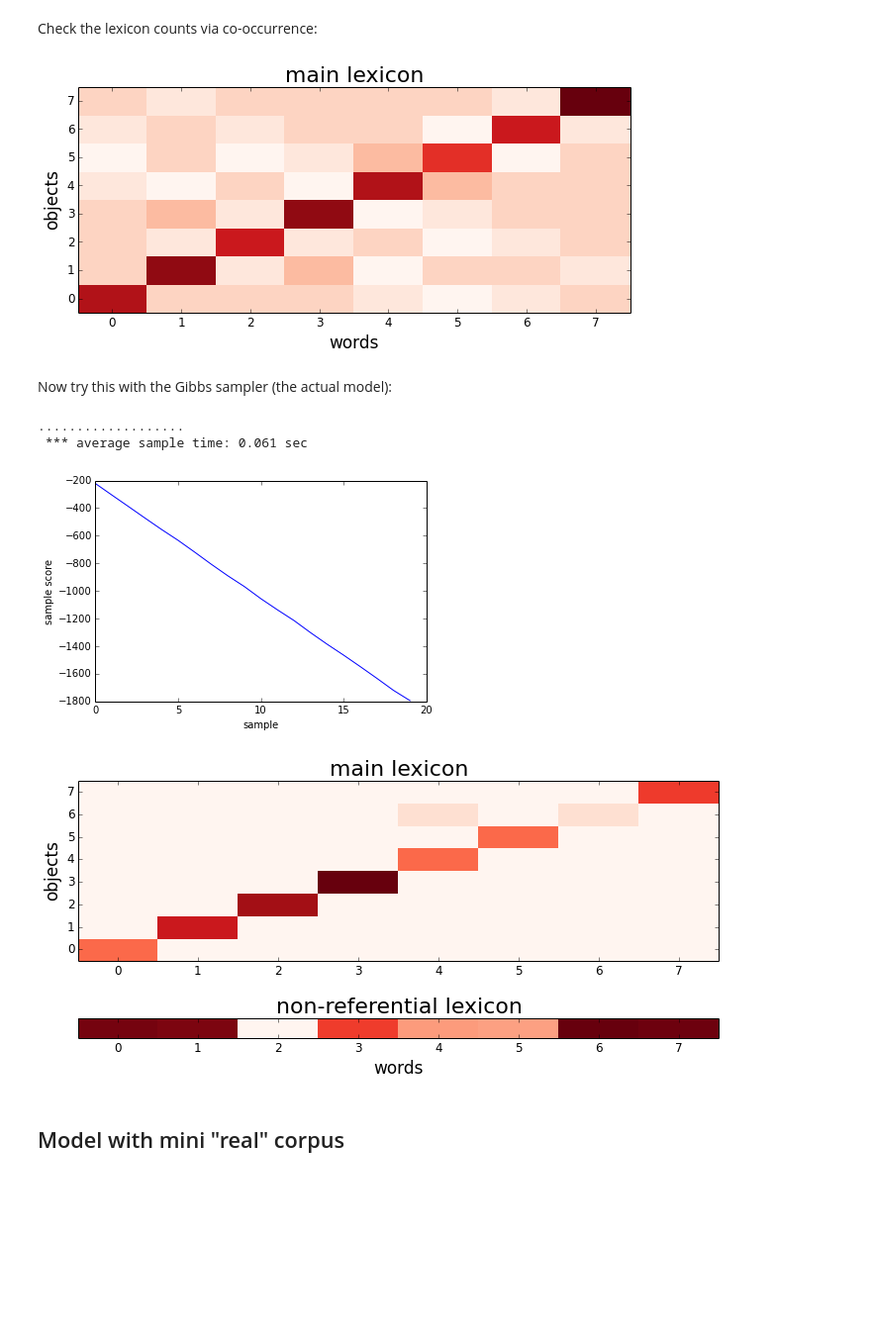
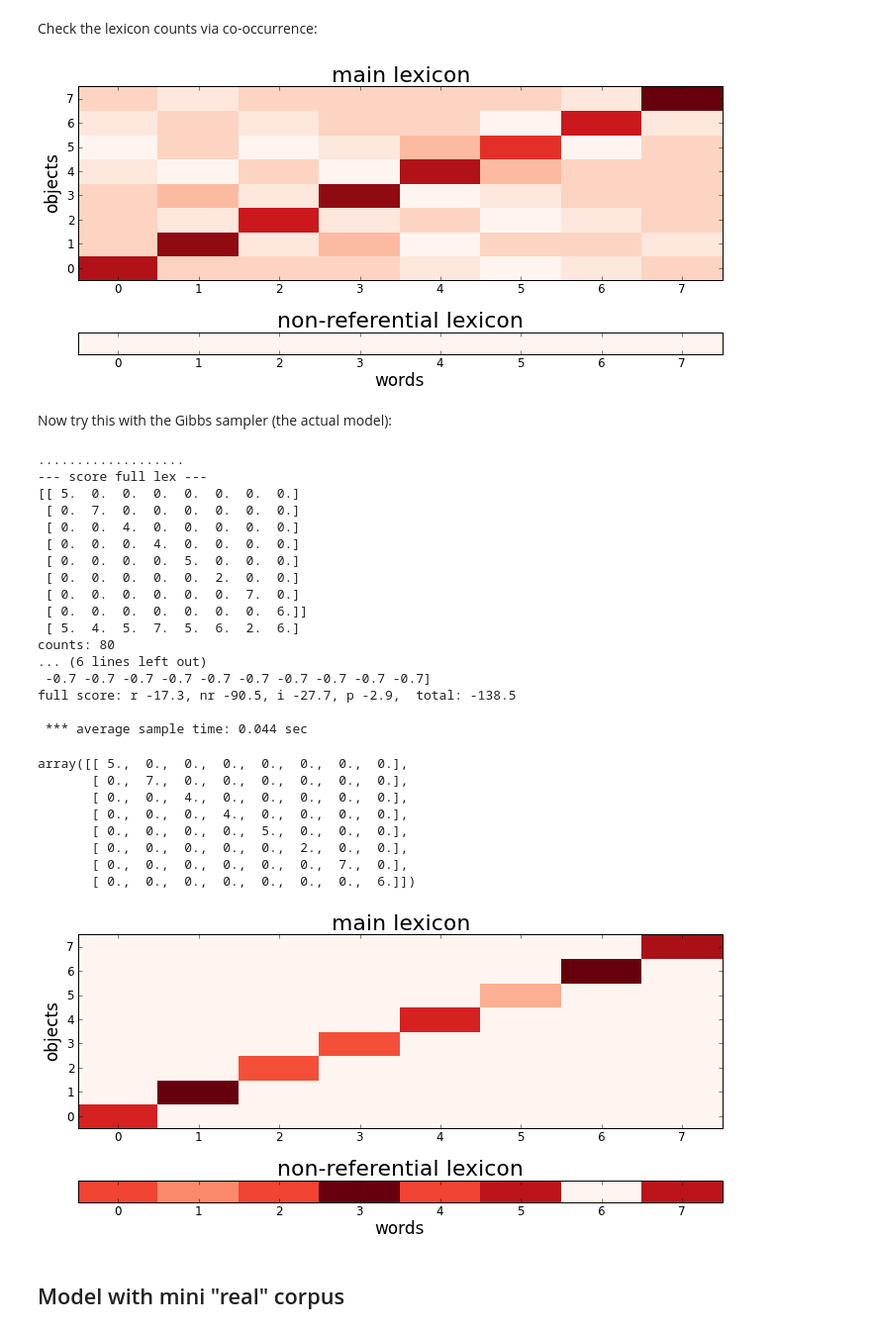
Before and after one commit to mcfrank/dmww, a Jupyter notebook: dmww basics.ipynb, the cells around one changed output. Shown: that part at 99% size. Saved outputs shown, nothing was run; the diff lists cells and outputs as text; code cells hidden in the pictures; blank space fills up the shorter version.

```diff
--- a/dmww basics.ipynb
+++ b/dmww basics.ipynb
@@ -31,30 +45,53 @@ n_words = 8
 # %% [markdown]
 Check the lexicon counts via co-occurrence:
 # %%
-l = CoocLexicon(world=w)
-l.learn_lex(c)
+p = Params()
+
+l = Lexicon(c,p)
+l.learn_lex_cooc(c)
 l.plot_lex(w)
 # %% [output]
-[figure, old version]
+[figure, new version]
 # %% [markdown]
 Now try this with the Gibbs sampler (the actual model):
 # %%
 p = Params(n_samps=20,
            alpha_r=.1,
            alpha_nr=10,
            empty_intent=.0001,
            n_hypermoves=5)
 
-l = GibbsLexicon(c,p,verbose=0,hyper_inf=True)
-l.learn_lex(c, p)
+l = Lexicon(c,p,verbose=0,hyper_inf=True)
+l.learn_lex_gibbs(c, p)
+l.plot_lex(w, certainwords = 0)
 l.ref
-l.plot_scores()
-l.plot_lex(w)
 # %% [output]
 ...................
- *** average sample time: 0.061 sec
+--- score full lex ---
+[[ 5.  0.  0.  0.  0.  0.  0.  0.]
+ [ 0.  7.  0.  0.  0.  0.  0.  0.]
+ [ 0.  0.  4.  0.  0.  0.  0.  0.]
+ [ 0.  0.  0.  4.  0.  0.  0.  0.]
+ [ 0.  0.  0.  0.  5.  0.  0.  0.]
+ [ 0.  0.  0.  0.  0.  2.  0.  0.]
+ [ 0.  0.  0.  0.  0.  0.  7.  0.]
+ [ 0.  0.  0.  0.  0.  0.  0.  6.]]
+ [ 5.  4.  5.  7.  5.  6.  2.  6.]
+counts: 80
+... (6 lines left out)
+ -0.7 -0.7 -0.7 -0.7 -0.7 -0.7 -0.7 -0.7 -0.7 -0.7]
+full score: r -17.3, nr -90.5, i -27.7, p -2.9,  total: -138.5
+
+ *** average sample time: 0.044 sec
+array([[ 5.,  0.,  0.,  0.,  0.,  0.,  0.,  0.],
+       [ 0.,  7.,  0.,  0.,  0.,  0.,  0.,  0.],
+       [ 0.,  0.,  4.,  0.,  0.,  0.,  0.,  0.],
+       [ 0.,  0.,  0.,  4.,  0.,  0.,  0.,  0.],
+       [ 0.,  0.,  0.,  0.,  5.,  0.,  0.,  0.],
+       [ 0.,  0.,  0.,  0.,  0.,  2.,  0.,  0.],
+       [ 0.,  0.,  0.,  0.,  0.,  0.,  7.,  0.],
+       [ 0.,  0.,  0.,  0.,  0.,  0.,  0.,  6.]])
-[figure, old version]
+[figure, new version]
-[figure, removed]
 # %% [markdown]
 ## Model with mini "real" corpus
 # %%
```
Also changed, not shown: parts of 8 cells of this notebook, 1 other file.
